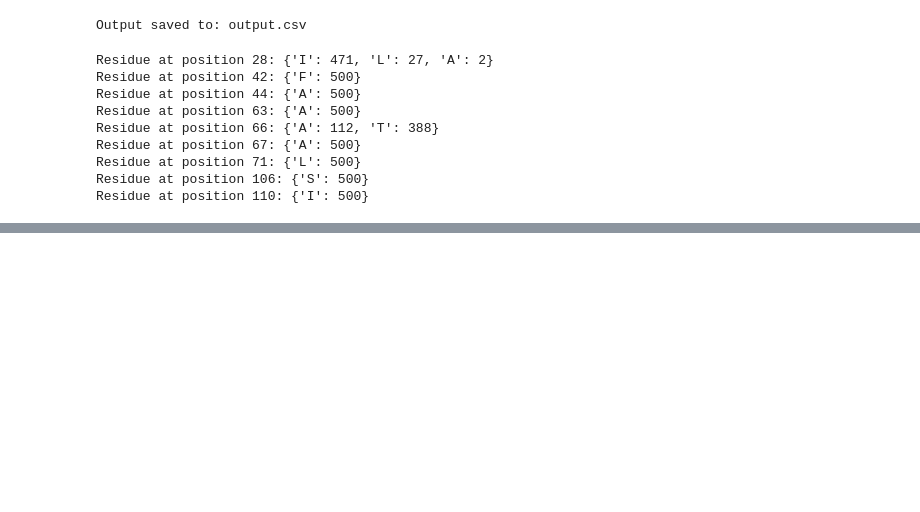
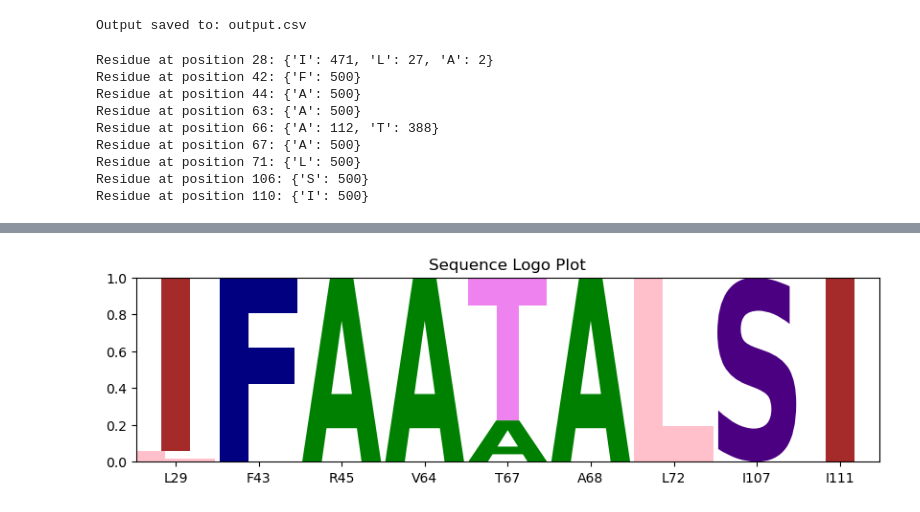
Before and after one commit to yangyu1-github/MbDesignMPNN, a Jupyter notebook: analysis.ipynb, the cells around one changed output, grey strips where cells are left out. Saved outputs shown, nothing was run; the diff lists cells and outputs as text; code cells hidden in the pictures; blank space fills up the shorter version.

```diff
--- a/analysis.ipynb
+++ b/analysis.ipynb
@@ -1,3 +1,14 @@
+# %%
+'''code written with ChatGPT and underwent human verification'''
+
+filename = "Mb.fa"
+residue_positions = [28, 42, 44, 63, 66, 67, 71, 106, 110] # residue number-1
+output_filename = "output.csv"
+residue_info = {
+    29: 'L', 43: 'F', 45: 'R', 64: 'V', 67: 'T', 68: 'A',
+    72: 'L', 107: 'I', 111: 'I'
+}
+#residue_numbers = [L29, F43, R45, V64, T67, A68, L72, I107, I111]# Set residue numbers as x-axis labels
 # %%
 import csv
 
@@ -14,13 +25,13 @@ def parse_fasta(filename):
             entry['seq_rec'] = float(header[6].split('=')[1])
             sequence = lines[i+1].strip()
             entry['sequence'] = sequence
-            residues = [sequence[idx] for idx in [28, 42, 44, 63, 66, 67, 71, 106, 110]]
+            residues = [sequence[idx] for idx in residue_positions]
             entry['residues'] = residues
             entries.append(entry)
     return entries
 
 def save_to_csv(entries, output_filename):
-    residue_positions = [28, 42, 44, 63, 66, 67, 71, 106, 110]
+
     header = ['id', 'overall_confidence', 'ligand_confidence', 'seq_rec'] + [f"residue_{pos}" for pos in residue_positions]
 
     with open(output_filename, mode='w', newline='') as file:
@@ -37,10 +48,9 @@ def save_to_csv(entries, output_filename):
                 row[f"residue_{pos}"] = entry['residues'][idx]
             writer.writerow(row)
 
-filename = "Mb.fa"
+
 entries = parse_fasta(filename)
 
-output_filename = "output.csv"
 save_to_csv(entries, output_filename)
 
 print("Output saved to:", output_filename)
@@ -78,0 +126,34 @@ Residue at position 110: {'I': 500}
+# %%
+import logomaker
+import pandas as pd
+
+def plot_logo(data):
+    # Convert the data dictionary into a pandas DataFrame
+    df = pd.DataFrame(data)
+
+    residue_labels = [f"{residue_info[pos]}{pos}" for pos in residue_info.keys()]
+
+    # Define color scheme for amino acid letters
+    color_scheme = {
+        'A': 'green', 'R': 'red', 'N': 'blue', 'D': 'purple', 'C': 'cyan',
+    'Q': 'orange', 'E': 'magenta', 'G': 'yellow', 'H': 'lime', 'I': 'brown',
+    'L': 'pink', 'K': 'teal', 'M': 'olive', 'F': 'navy', 'P': 'gold',
+    'S': 'indigo', 'T': 'violet', 'W': 'turquoise', 'Y': 'salmon', 'V': 'steelblue'
+}
+
+    # Create the logo plot
+    logo = logomaker.Logo(df, color_scheme=color_scheme)
+
+    # Customize the appearance of the logo plot
+    logo.style_xticks(fmt='%d', anchor=0, spacing=20)
+    logo.ax.set_xticks(range(len(residue_labels)))
+    logo.ax.set_xticklabels(residue_labels)
+    logo.ax.set_title('Sequence Logo Plot')
+
+    # Draw the plot
+    logo.draw()
+
+# Assuming 'data' variable is already defined
+plot_logo(data)
+# %% [output]
+[figure, added]
```
Also changed, not shown: parts of 2 cells of this notebook.
